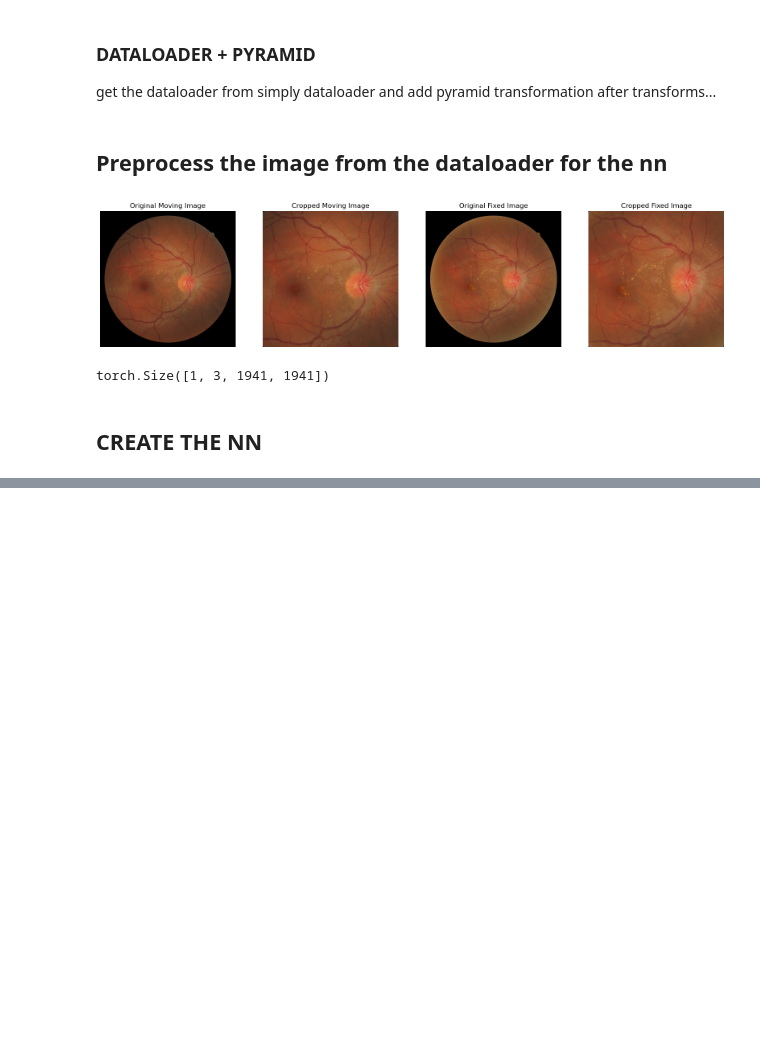
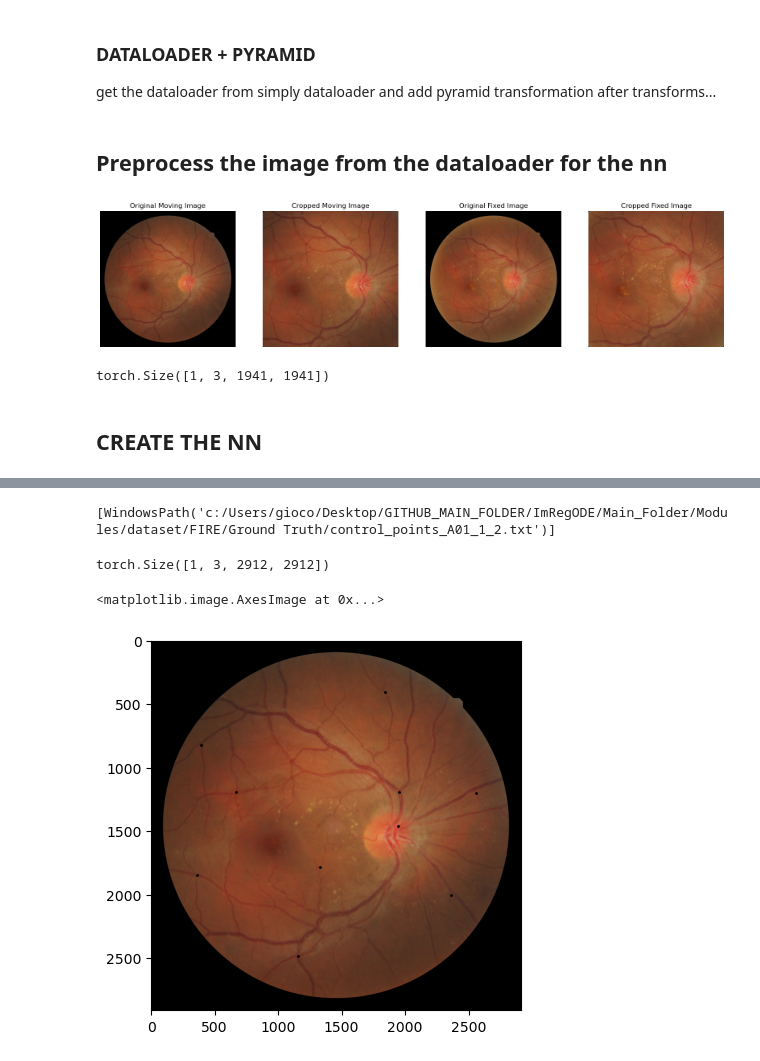
Before and after one commit to MICCIOSLAYER/ImRegODE, a Jupyter notebook: Main_Folder/Main_Code/notebook.ipynb, the cells around one changed output, grey strips where cells are left out. Cells and saved outputs as stored; diff of their text form; code cells hidden in the pictures; blank space fills up the shorter version.

Commit message:
initialize the work for the evaluation point assestment

```diff
--- a/Main_Folder/Main_Code/notebook.ipynb
+++ b/Main_Folder/Main_Code/notebook.ipynb
@@ -936,0 +1025,49 @@ WindowsPath('c:/Users/gioco/Desktop/GITHUB_MAIN_FOLDER/ImRegODE/Main_Folder/Modu
+# %%
+ground_path =  Path.cwd().parent / 'Modules' / 'dataset' / 'FIRE' / 'Ground Truth'
+control_points = [n for n in list(ground_path.glob('*')) if n.name.__contains__('A01')]
+control_points
+# %% [output]
+[WindowsPath('c:/Users/gioco/Desktop/GITHUB_MAIN_FOLDER/ImRegODE/Main_Folder/Modules/dataset/FIRE/Ground Truth/control_points_A01_1_2.txt')]
+# %%
+# prendere le coordinate dalla lista dei valori di riferimento
+
+def get_coords(image_name : str, #es A01
+               ground_truth_path : Path, # in this case: control_points_[Image pair name]_1_2.txt
+               )-> tuple(list[float]):
+    '''
+    get the coordinates of control points associate to the image in list of coords format
+    the format in the ground truth folder:
+    [reference_point_1_x] [reference_point_1_y] [test_point_1_x] [test_point_1_y]
+    [reference_point_2_x] [reference_point_2_y] [test_point_2_x] [test_point_2_y]
+
+    it will returns the list of coords for both test(_2) and reference image(_1)
+    '''
+    if not ground_truth_path.exists():
+        raise FileNotFoundError(f'directory {ground_truth_path} not found')
+    txt_file_path = [n for n in list(ground_truth_path.glob('*')) if n.name.__contains__(image_name)]
+    reference_points, test_points = [], []
+    with open(txt_file_path[0], 'r') as file:
+        lines = file.readlines()
+        for line in lines:
+            ref_x, ref_y, test_x, test_y = line.split()
+            reference_points.append([float(ref_x), float(ref_y)])
+            test_points.append([float(test_x), float(test_y)])
+    return test_points, reference_points
+
+
+this_path = Path.cwd().parent / 'Modules' / 'dataset' / 'FIRE' / 'Ground Truth'
+
+test_points, reference_points = get_coords(image_name='A01', ground_truth_path=this_path) # dato che la valutazione è sull'ultimo è questa quella che dovrebbe pesare di più sulla scala delle MI
+# %%
+img_ref.shape
+# %% [output]
+torch.Size([1, 3, 2912, 2912])
+# %%
+x_test = [test_point[0] for test_point in test_points]
+y_test = [test_point[1] for test_point in test_points]
+test_to_open = np.asarray(img_ref.squeeze().permute(1,2,0))
+plt.scatter(x_test, y_test, c='black', s=1)
+plt.imshow(test_to_open)
+# %% [output]
+<matplotlib.image.AxesImage at 0x...>
+[figure, added]
```
Also changed, not shown: parts of 31 cells of this notebook.
